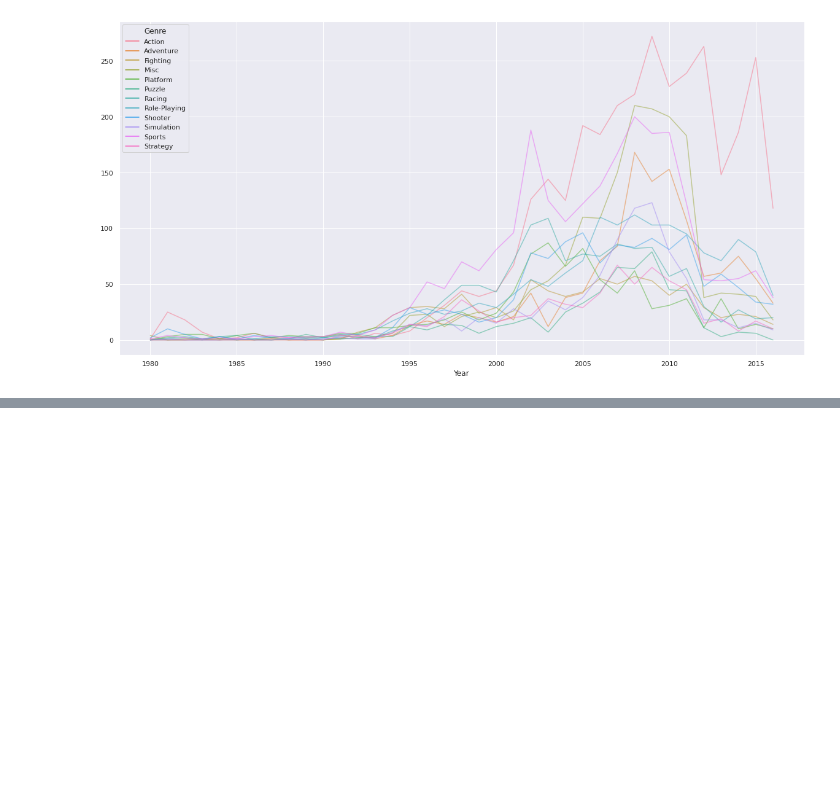
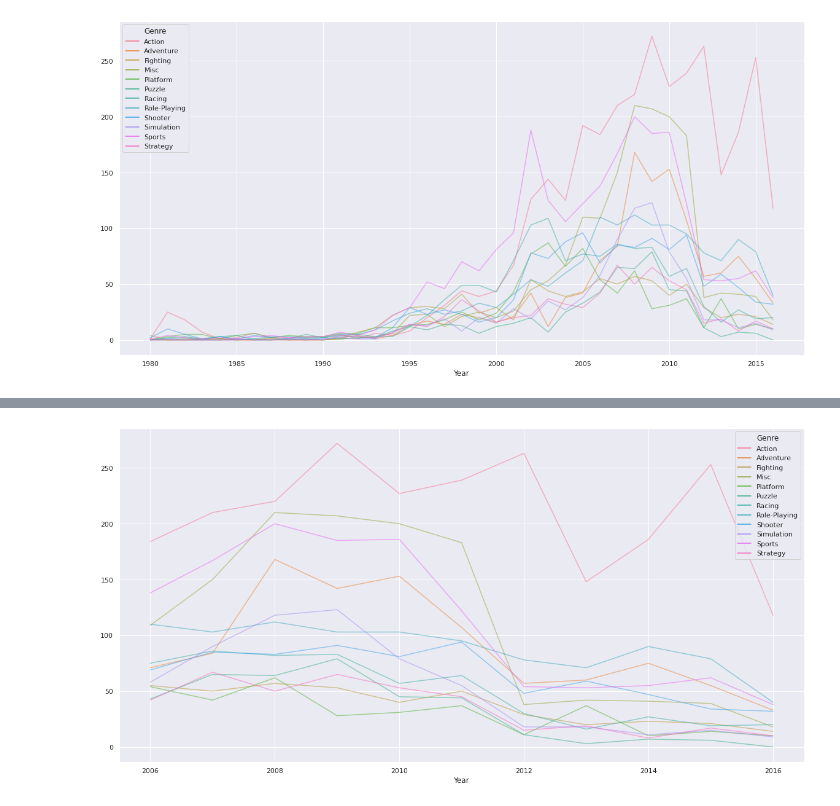
Before and after one commit to hsaurs/Projects, a Jupyter notebook: AI_06_유형석_Project1.ipynb, the cells around one changed output, grey strips where cells are left out. Cells and saved outputs as stored; diff of their text form; code cells hidden in the pictures; blank space fills up the shorter version.

```diff
--- a/AI_06_유형석_Project1.ipynb
+++ b/AI_06_유형석_Project1.ipynb
@@ -265,0 +287,9 @@ df1
+# %%
+dfy1 = pd.crosstab(df['Genre'],df['Year'])
+dfy1 = dfy1.drop([2017.0,2020.0],axis=1)
+dfy2 = dfy1.iloc[:,[26,27,28,29,30,31,32,33,34,35,36]]
+# %%
+sns.set(rc={'figure.figsize':(20,10)})
+sns.lineplot(data=dfy2.T,dashes = False, alpha=.5);
+# %% [output]
+[figure, added]
```
Also changed, not shown: parts of 24 cells of this notebook.
